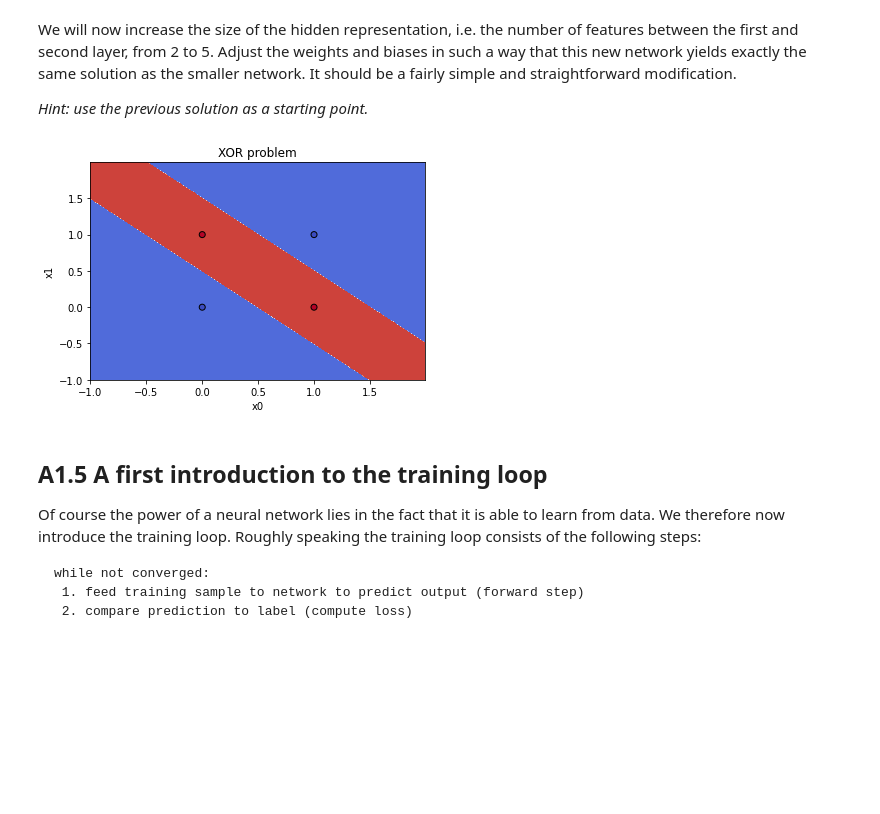
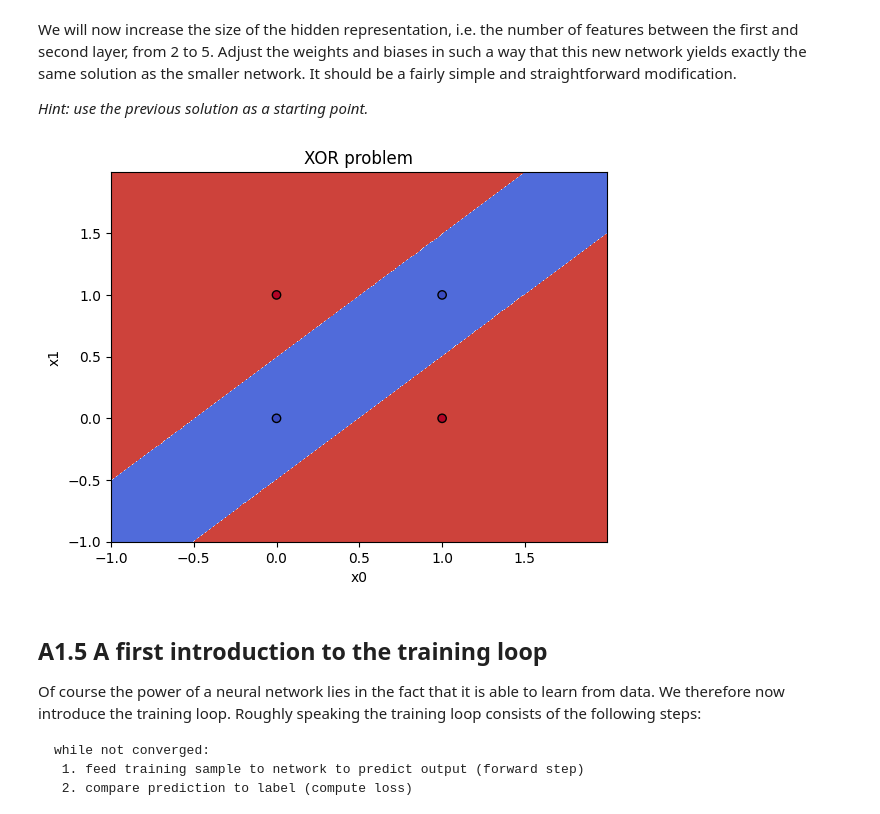
Before and after one commit to RensDur/DSAIT4005-Machine-and-Deep-Learning, a Jupyter notebook: 2025_Assignment_2.ipynb, the cells around one changed output. Drawn from its saved outputs; the diff is of its cells as text; code cells hidden in the pictures; blank space fills up the shorter version.

```diff
--- a/2025_Assignment_2.ipynb
+++ b/2025_Assignment_2.ipynb
@@ -95,7 +102,8 @@ class Linear(object):
         #                    Note: no for loops are needed!                    #
         ########################################################################
 
-        pass
+        self.weight = torch.zeros(in_features, out_features)
+        self.bias = torch.zeros(out_features)
 
         ########################################################################
         #                         END OF YOUR CODE                             #
@@ -130,7 +138,7 @@ class Linear(object):
         #                  TODO: Implement this function                       #
         ########################################################################
 
-        pass
+        y = torch.matmul(x, self.weight) + self.bias
 
         ########################################################################
         #                         END OF YOUR CODE                             #
@@ -154,7 +162,8 @@ x = torch.randn((n_samples, in_features))
 #                     above and do a forward pass                      #
 ########################################################################
 
-pass
+layer = Linear(in_features, out_features)
+y = layer.forward(x)
 
 ########################################################################
 #                         END OF YOUR CODE                             #
@@ -233,7 +250,7 @@ class ReLU(object):
         #                  TODO: Implement this function                       #
         ########################################################################
 
-        pass
+        y = torch.clamp_min(x, 0)
 
         ########################################################################
         #                         END OF YOUR CODE                             #
@@ -261,7 +278,7 @@ class Sigmoid(object):
         #                  TODO: Implement this function                       #
         ########################################################################
 
-        pass
+        y = 1/(1 + torch.exp(-x))
 
         ########################################################################
         #                         END OF YOUR CODE                             #
@@ -349,7 +372,8 @@ class Net(object):
         #                  TODO: Implement this function                       #
         ########################################################################
 
-        pass
+        for layer in self.layers:
+            x = layer.forward(x)
 
         ########################################################################
         #                         END OF YOUR CODE                             #
@@ -553,31 +603,39 @@ We will now increase the size of the hidden representation, i.e. the number of f
 # %%
 in_features, hidden_dim, out_features = 2, 5, 2
 
 # Define and initialize layers
 layers = [Linear(in_features, hidden_dim),
           ReLU(),
           Linear(hidden_dim, out_features)]
 
 # Initialize network
 net = Net(layers)
 
 ########################################################################
 #   TODO: Manually set network parameters to solve the XOR problem.    #
 ########################################################################
 
-pass
+net.layers[0].weight = torch.Tensor([[1, -1, 0, 0, 0],
+                                     [-1, 1, 0, 0, 0]])
+net.layers[0].bias = torch.Tensor([0, 0, 0, 0, 0])
+net.layers[2].weight = torch.Tensor([[-.5, .5],
+                                     [-.5, .5],
+                                     [0, 0],
+                                     [0, 0],
+                                     [0, 0]])
+net.layers[2].bias = torch.Tensor([0.5, 0])
 
 ########################################################################
 #                         END OF YOUR CODE                             #
 ########################################################################
 
 # Forward pass
 y_pred = net.forward(x_xor)
 
 # Show decision boundary
 plot(x_xor, y_xor, net)
 # %% [output]
-[figure, old version]
+[figure, new version]
 # %% [markdown]
 ## A1.5 A first introduction to the training loop
 
```
Also changed, not shown: parts of 13 cells of this notebook, 1 other file.
